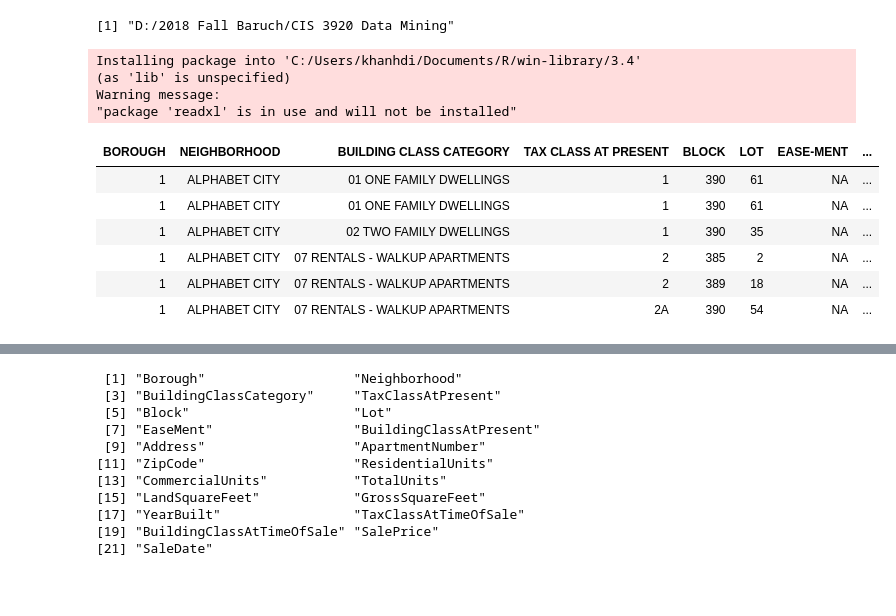
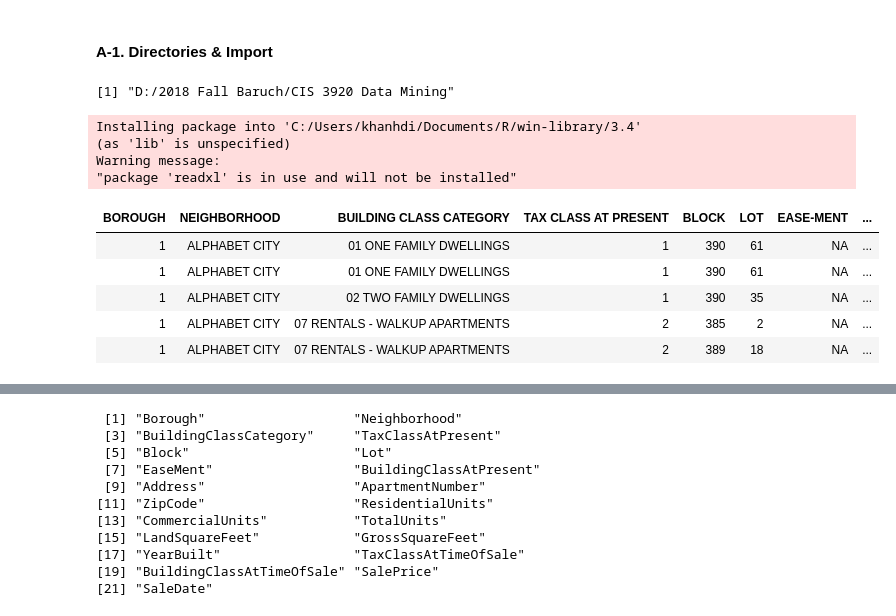
Before and after one commit to vknguyen1902/data-mining, a Jupyter notebook: Real Estates Manhattan.ipynb, the cells around one changed output, grey strips where cells are left out. Cells and saved outputs as stored; diff of their text form; code cells hidden in the pictures; blank space fills up the shorter version.

```diff
--- a/Real Estates Manhattan.ipynb
+++ b/Real Estates Manhattan.ipynb
@@ -1 +14,3 @@
+# %% [markdown]
+#### A-1. Directories & Import
 # %%
@@ -11,18 +33,15 @@ Warning message:
 # %%
-library(readxl)
-rolling <- read_excel("rollingsales_manhattan.xls", col_names = FALSE)
 sales <- rolling[-(1:4),]
 colnames(sales) <- sales[1,]
 sales <- sales[-1,]
-head(sales)
+head(sales, n = 5)
 # %% [output]
 | BOROUGH | NEIGHBORHOOD | BUILDING CLASS CATEGORY | TAX CLASS AT PRESENT | BLOCK | LOT | EASE-MENT | ... |
 | 1 | ALPHABET CITY | 01 ONE FAMILY DWELLINGS | 1 | 390 | 61 | NA | ... |
 | 1 | ALPHABET CITY | 01 ONE FAMILY DWELLINGS | 1 | 390 | 61 | NA | ... |
 | 1 | ALPHABET CITY | 02 TWO FAMILY DWELLINGS | 1 | 390 | 35 | NA | ... |
 | 1 | ALPHABET CITY | 07 RENTALS - WALKUP APARTMENTS | 2 | 385 | 2 | NA | ... |
 | 1 | ALPHABET CITY | 07 RENTALS - WALKUP APARTMENTS | 2 | 389 | 18 | NA | ... |
-| 1 | ALPHABET CITY | 07 RENTALS - WALKUP APARTMENTS | 2A | 390 | 54 | NA | ... |
 # %%
 library(dplyr)
 library(tidyr)
```
Also changed, not shown: parts of 12 cells of this notebook.
